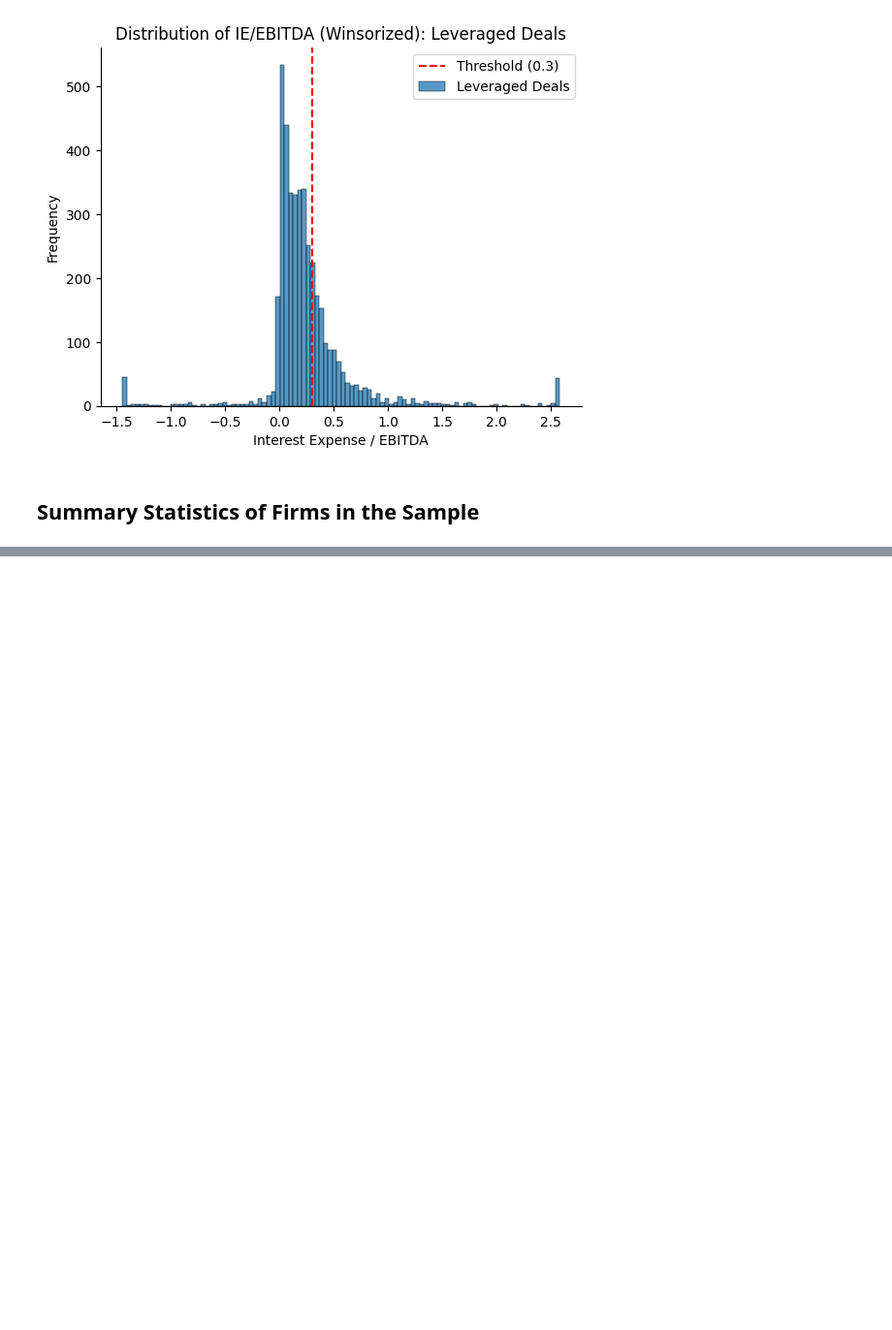
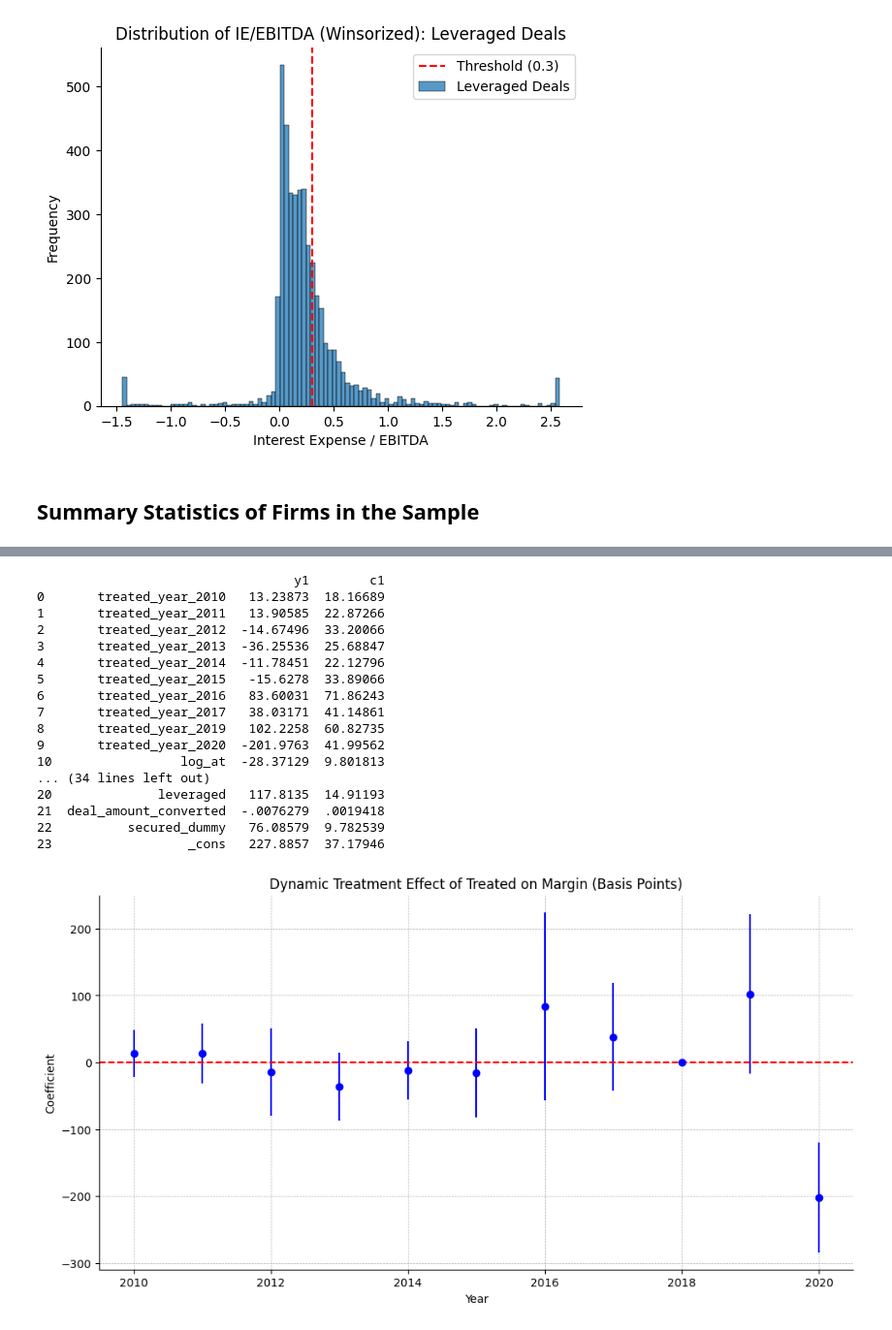
Before and after one commit to zirui-song/interest-deductibility-and-debt-contracting, a Jupyter notebook: Dealscan_Analysis.ipynb, the cells around one changed output, grey strips where cells are left out. Shown at 97% size. Drawn from its saved outputs; the diff is of its cells as text; code cells hidden in the pictures; blank space fills up the shorter version.

Commit message:
DiD and Dynamic DiD plots
Baseline DiD and Dynamic DiD plots around 2018 (RHS: margin_bps)

```diff
--- a/Dealscan_Analysis.ipynb
+++ b/Dealscan_Analysis.ipynb
@@ -281,6 +285,6 @@ comp_crspa_merged['gvkey'] = comp_crspa_merged['gvkey'].astype(int)
 # %%
-# output csv. format
-comp_crspa_merged.to_csv("../3. Data/Processed/comp_crspa_merged.csv", index=False)
+# read in the processed data
+comp_crspa_merged = pd.read_csv("../3. Data/Processed/comp_crspa_merged.csv")
 # %% [markdown]
 # Quarterly Compustat
 # %%
@@ -621,6 +625,7 @@ tranche_level_ds_compa = dealscan_comp_crspa_merged.groupby(['lpc_tranche_id']).
     'facilityid': 'first',
     'deal_permid': 'first',
     'deal_active_date': 'min',
+    'year': 'first',
     'gvkey': 'first',
     'borrower_name': 'first',
     'borrower_id': 'first',
@@ -875,6 +1141,7 @@ variable_labels = {
     'financial_deficit': 'Financial Deficit',
     'immediate_depletion': 'Immediate Depletion',
     'mnc': 'Multinational Corporation',
+    'leveraged': 'Leveraged',
 }
 
 # Calculate summary statistics for the variables in variable_labels
@@ -917,0 +1304,55 @@ with open(os.path.join(overleaf_dir, 'Tables/summary_stats_all.tex'), 'w') as f:
+# %%
+def plot_dynamic_did(result):
+    # Remove unwanted characters from the column names and values
+    result = pd.read_csv(f'../5. Results/Tables/{result}.csv')
+    result.columns = result.columns.str.replace('="', '').str.replace('"', '')
+    result = result.applymap(lambda x: str(x).replace('="', '').replace('"', ''))
+
+    # Display the cleaned table
+    print(result)
+
+    # Rename columns as Year, Coefficient, and Standard Error
+    result.columns = ['Year', 'Coefficient', 'Standard Error']
+
+    # keep only the rows with treated_year
+    result = result[result['Year'].str.startswith('treated_year')]
+
+    # destring the Year column
+    result['Year'] = result['Year'].str.replace('treated_year_', '').astype(int)
+
+    # destring coefficient and standard error
+    result['Coefficient'] = result['Coefficient'].astype(float)
+    result['Standard Error'] = result['Standard Error'].astype(float)
+
+    # Plot the dynamic treatment effect (Coefficient across years with 1.96 standard error bands)
+    plt.figure(figsize=(12, 6))
+    plt.errorbar(result['Year'], result['Coefficient'], yerr=1.96*result['Standard Error'], fmt='o', color='blue')
+    plt.axhline(y=0, color='red', linestyle='--')
+    plt.scatter(2018, 0, color='blue', zorder=5)  # Add a dot in year 2018 at 0
+    plt.title('Dynamic Treatment Effect of Treated on Margin (Basis Points)')
+    plt.xlabel('Year')
+    plt.ylabel('Coefficient')
+    plt.grid(True, linestyle='--', linewidth=0.5)
+    sns.despine()
+
+plot_dynamic_did('margin_did_dynamic_gvkey')
+plot_dynamic_did('margin_did_dynamic_ff48')
+# %% [output]
+                                  y1        c1
+0       treated_year_2010   13.23873  18.16689
+1       treated_year_2011   13.90585  22.87266
+2       treated_year_2012  -14.67496  33.20066
+3       treated_year_2013  -36.25536  25.68847
+4       treated_year_2014  -11.78451  22.12796
+5       treated_year_2015   -15.6278  33.89066
+6       treated_year_2016   83.60031  71.86243
+7       treated_year_2017   38.03171  41.14861
+8       treated_year_2019   102.2258  60.82735
+9       treated_year_2020  -201.9763  41.99562
+10                 log_at  -28.37129  9.801813
+... (34 lines left out)
+20              leveraged   117.8135  14.91193
+21  deal_amount_converted  -.0076279  .0019418
+22          secured_dummy   76.08579  9.782539
+23                  _cons   227.8857  37.17946
+[figure, added]
```
Also changed, not shown: parts of 10 cells of this notebook, 2 other files.
